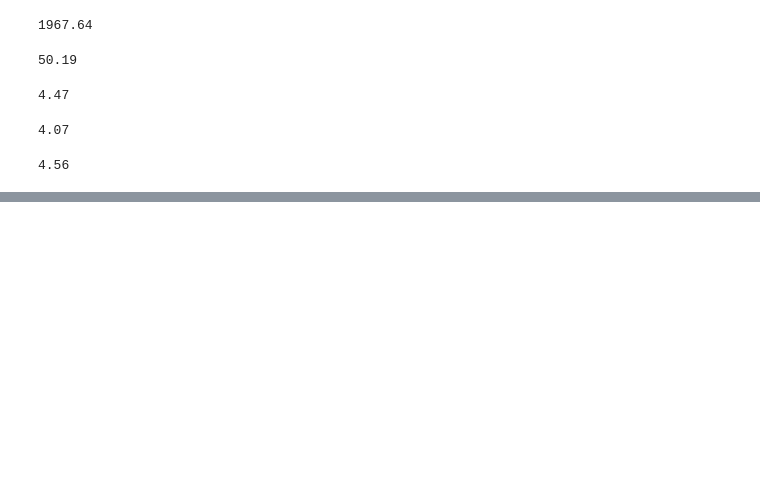
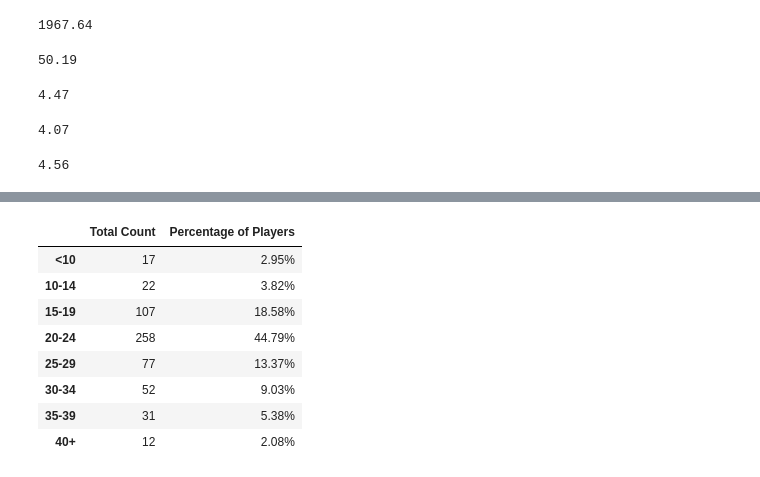
Before and after one commit to jhustles/pandas_hw4, a Jupyter notebook: pandas_game_data_analysis.ipynb, the cells around one changed output, grey strips where cells are left out. Saved outputs shown, nothing was run; the diff lists cells and outputs as text; code cells hidden in the pictures; blank space fills up the shorter version.

```diff
--- a/pandas_game_data_analysis.ipynb
+++ b/pandas_game_data_analysis.ipynb
@@ -304,0 +323,8 @@ player_summary_df
+# %%
+# Created bins in which to place values based upon ages
+# for age_bins, I put 9 because the ask stated the bin should be "<10" and when I put 10, all ages of 10 were included
+
+age_bins = [0, 9, 14, 19, 24, 29, 34, 39, 100]
+# Create labels for these bins
+bin_labels = ["<10", "10-14", "15-19", "20-24", "25-29", "30-34",
+               "35-39", "40+"]
@@ -304,0 +342,40 @@ player_summary_df
+# %%
+# Place the data series into a new column inside of the DataFrame
+df_organized["Age Group"] = pd.cut(df_organized["Age"], age_bins, labels=bin_labels)
+
+sn_group_df = df_organized.groupby(["SN"])
+
+age_group_valuects = sn_group_df["Age Group"].value_counts()
+# %%
+# put value counts into data frame
+age_group_valuects = pd.DataFrame(age_group_valuects)
+
+age_group_valuects = age_group_valuects.rename(columns={"Age Group":"Counts"})
+
+age_group_valuects = age_group_valuects.reset_index(level=["Age Group"])
+age_group_valuects = pd.DataFrame(age_group_valuects["Age Group"].value_counts())
+age_group_valuects = age_group_valuects.rename(columns={"Age Group":"Total Count"})
+age_group_valuects = age_group_valuects.reindex(["<10", "10-14", "15-19", "20-24", "25-29", "30-34", "35-39", "40+"])
+
+#adding a column to the dataframe age_group_counts_df called "Percentage of Players"
+# and will figure out the formula for you.
+
+sum_age_valuects = age_group_valuects["Total Count"].sum()
+
+age_group_valuects["Percentage of Players"] = (age_group_valuects["Total Count"]/sum_age_valuects)
+
+#Formatting the value in the summary table
+age_group_valuects['Percentage of Players'] = pd.to_numeric(age_group_valuects['Percentage of Players'])
+age_group_valuects['Percentage of Players'] = age_group_valuects['Percentage of Players'].map("{:.2%}".format)
+
+age_group_valuects
+# %% [output]
+|  | Total Count | Percentage of Players |
+| <10 | 17 | 2.95% |
+| 10-14 | 22 | 3.82% |
+| 15-19 | 107 | 18.58% |
+| 20-24 | 258 | 44.79% |
+| 25-29 | 77 | 13.37% |
+| 30-34 | 52 | 9.03% |
+| 35-39 | 31 | 5.38% |
+| 40+ | 12 | 2.08% |
```
Also changed, not shown: parts of 3 cells of this notebook.
